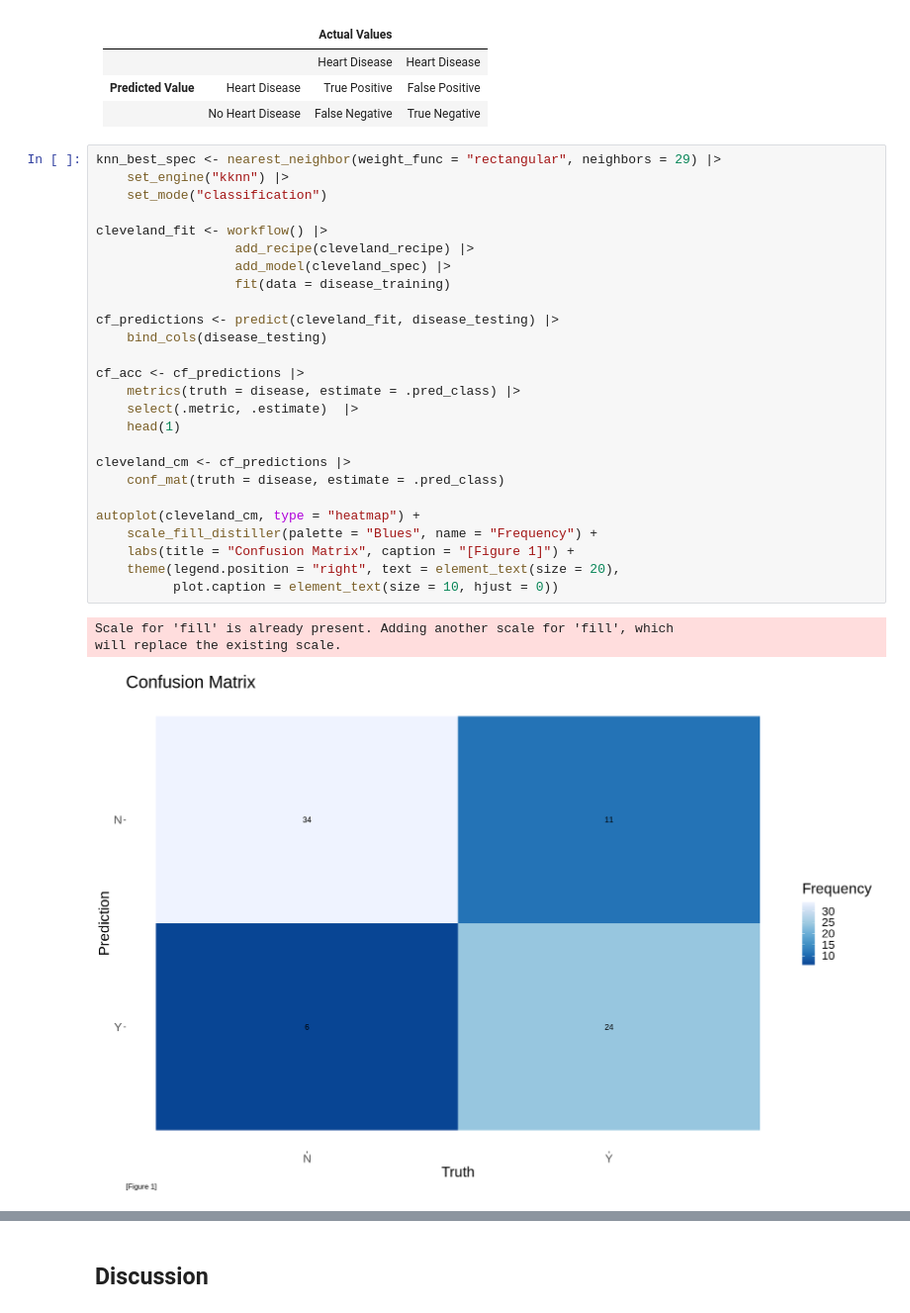
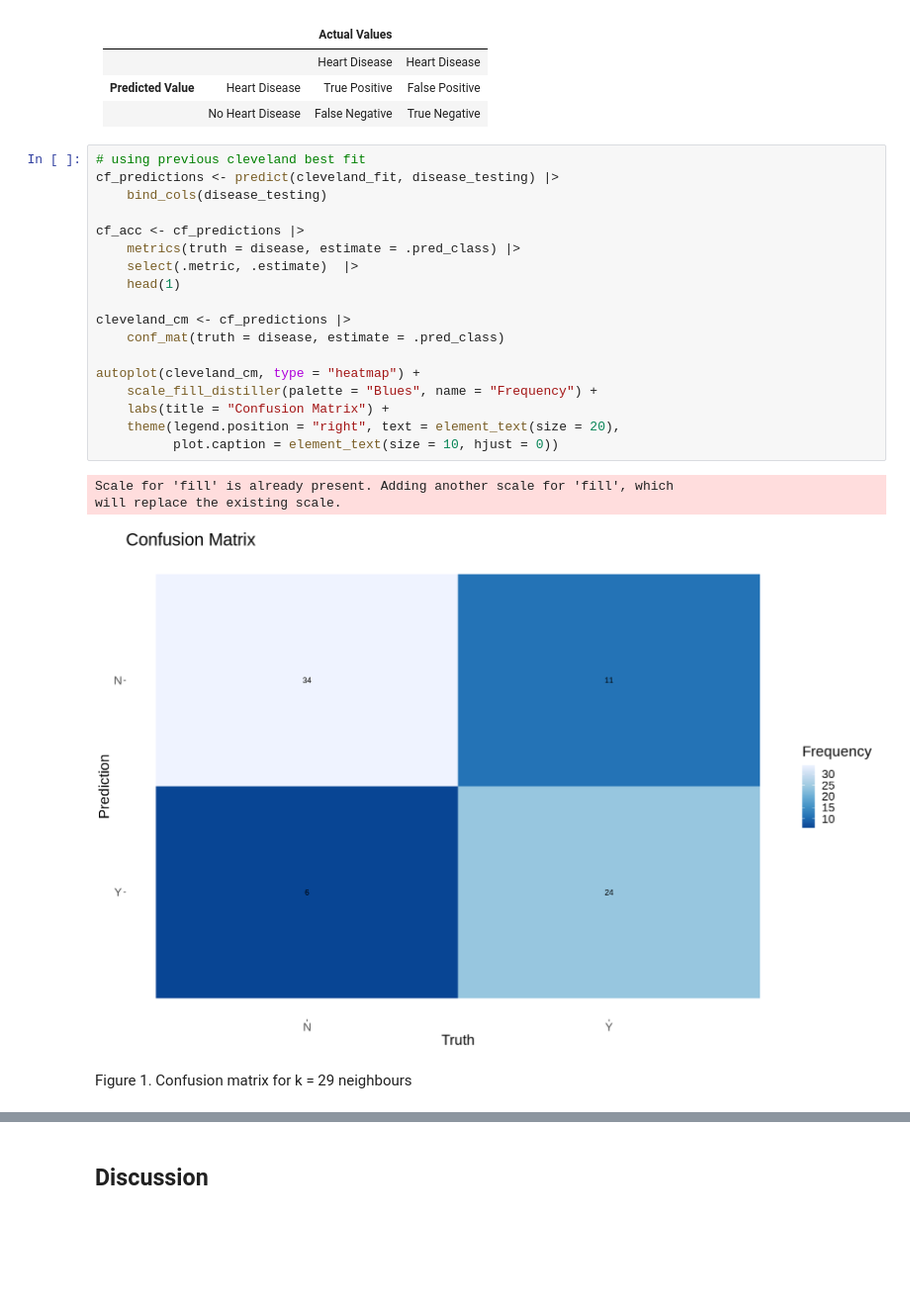
Before and after one commit to owenkwong/Heart-Disease-Prediction-Classification-on-the-Cleveland-Dataset, a Jupyter notebook: group18_project_report.ipynb, the cells around one changed output, grey strips where cells are left out. Shown at 99% size. Drawn from its saved outputs; the diff is of its cells as text; blank space fills up the shorter version.

```diff
--- a/group18_project_report.ipynb
+++ b/group18_project_report.ipynb
@@ -419,33 +419,27 @@ disease. (Also known as a "Type II error.")
 |**Predicted Value**  | Heart Disease |  True Positive | False Positive|
 |                  | No Heart Disease | False Negative | True Negative  |
 # %%
-knn_best_spec <- nearest_neighbor(weight_func = "rectangular", neighbors = 29) |>
-    set_engine("kknn") |>
-    set_mode("classification")
-
-cleveland_fit <- workflow() |>
-                  add_recipe(cleveland_recipe) |>
-                  add_model(cleveland_spec) |>
-                  fit(data = disease_training)
-
+# using previous cleveland best fit
 cf_predictions <- predict(cleveland_fit, disease_testing) |>
     bind_cols(disease_testing)
 
 cf_acc <- cf_predictions |>
     metrics(truth = disease, estimate = .pred_class) |>
     select(.metric, .estimate)  |>
     head(1)
 
 cleveland_cm <- cf_predictions |>
     conf_mat(truth = disease, estimate = .pred_class)
 
 autoplot(cleveland_cm, type = "heatmap") +
     scale_fill_distiller(palette = "Blues", name = "Frequency") +
-    labs(title = "Confusion Matrix", caption = "[Figure 1]") +
+    labs(title = "Confusion Matrix") +
     theme(legend.position = "right", text = element_text(size = 20),
           plot.caption = element_text(size = 10, hjust = 0))
 # %% [output]
 Scale for 'fill' is already present. Adding another scale for 'fill', which
 will replace the existing scale.
-[figure, old version]
+[figure, new version]
+# %% [markdown]
+Figure 1. Confusion matrix for k = 29 neighbours
 # %% [markdown]
```
Also changed, not shown: parts of 3 cells of this notebook.
